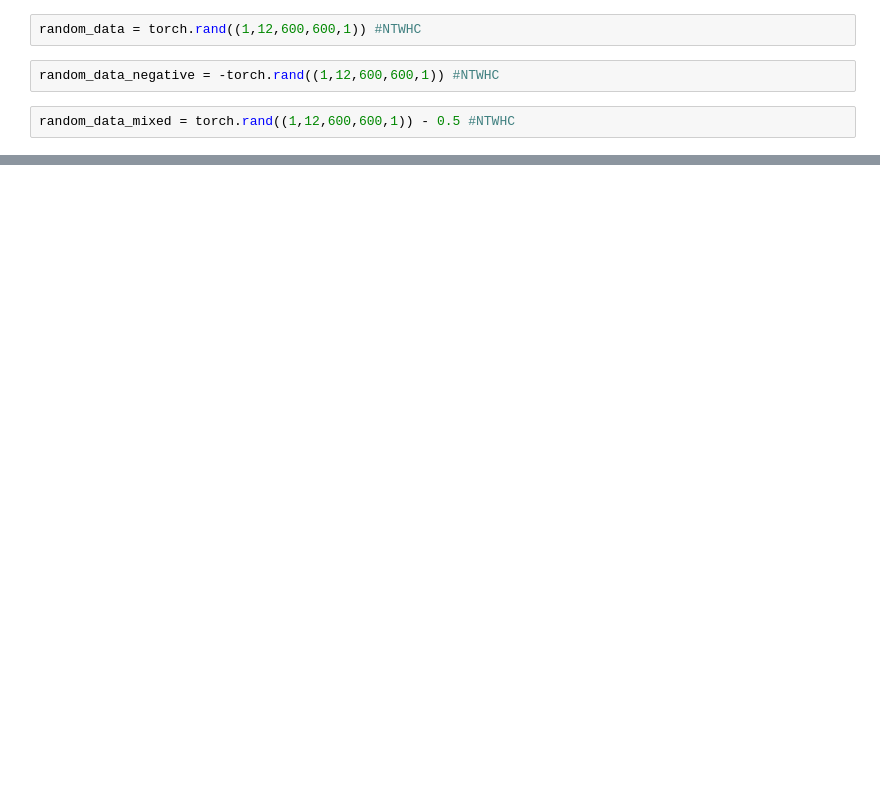
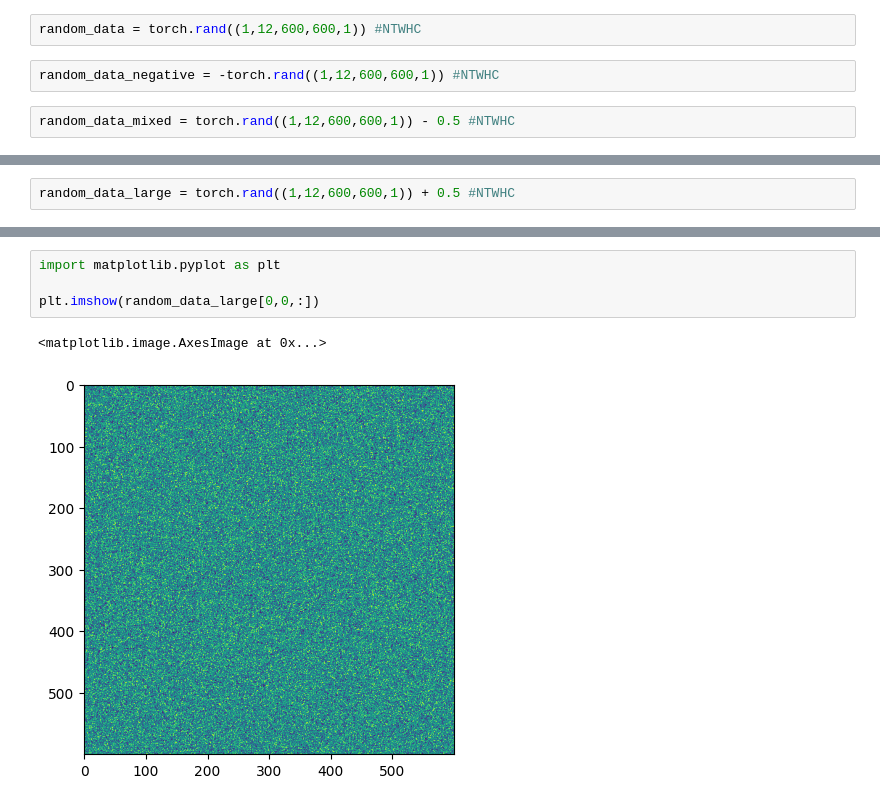
Before and after one commit to leahandofir/earthformer-inference-experiments, a Jupyter notebook: google_colab_experiments/fss_debug.ipynb, the cells around one changed output, grey strips where cells are left out. Cells and saved outputs as stored; diff of their text form; blank space fills up the shorter version.

```diff
--- a/google_colab_experiments/fss_debug.ipynb
+++ b/google_colab_experiments/fss_debug.ipynb
@@ -156 +170,3 @@ random_data_barely_negative = random_data_barely_negative - m
+# %%
+random_data_large = torch.rand((1,12,600,600,1)) + 0.5 #NTWHC
 # %%
@@ -167,0 +219,7 @@ barely negative random: 1.0
+# %%
+import matplotlib.pyplot as plt
+
+plt.imshow(random_data_large[0,0,:])
+# %% [output]
+<matplotlib.image.AxesImage at 0x...>
+[figure, added]
```
Also changed, not shown: parts of 12 cells of this notebook.
